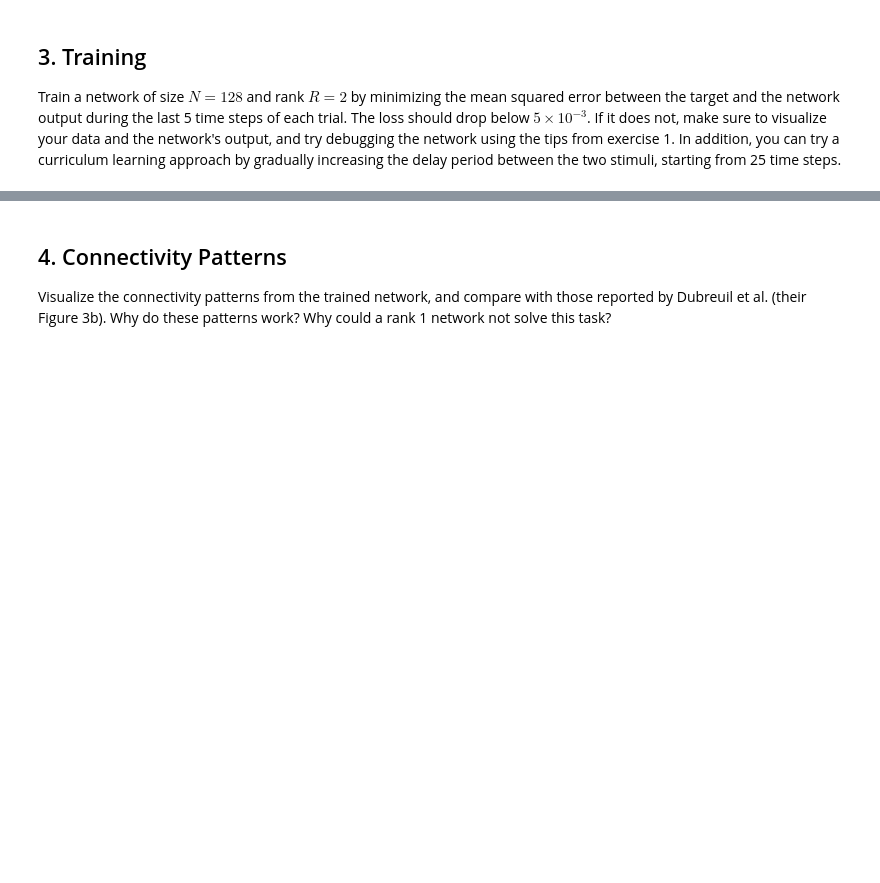
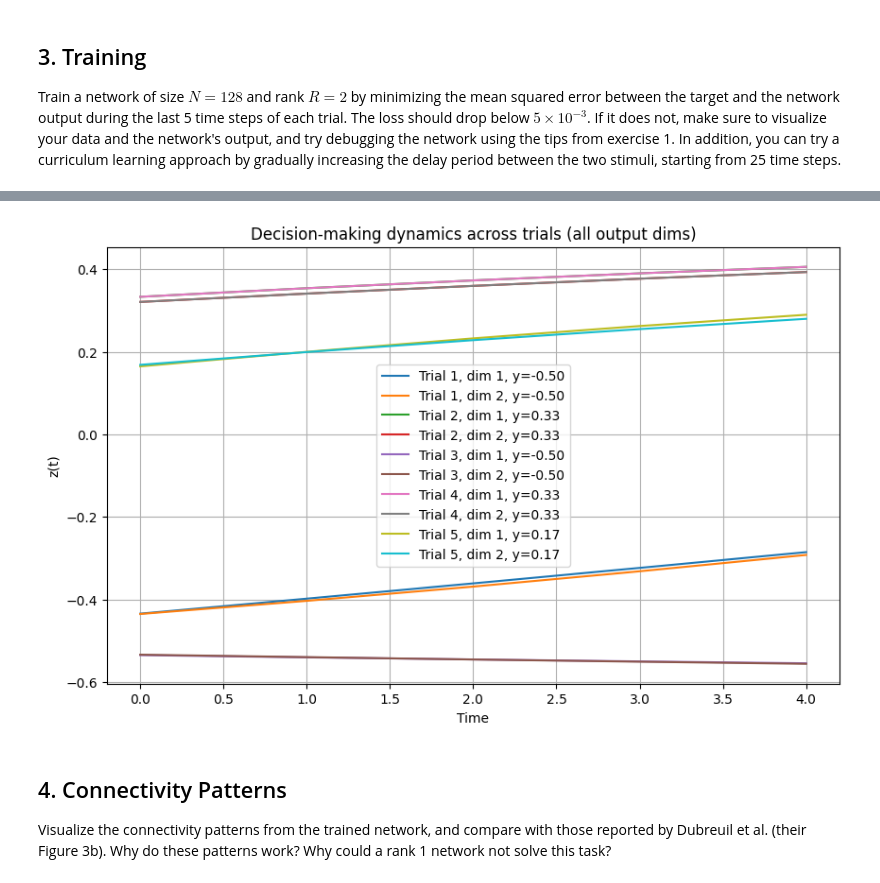
Before and after one commit to lillikiessling/Decision-Making-in-low-rank-RNNs, a Jupyter notebook: decision_making.ipynb, the cells around one changed output, grey strips where cells are left out. Saved outputs shown, nothing was run; the diff lists cells and outputs as text; code cells hidden in the pictures; blank space fills up the shorter version.

```diff
--- a/decision_making.ipynb
+++ b/decision_making.ipynb
@@ -664,0 +650,24 @@ Step 900, Loss: 0.22751
+# %%
+# test the trained model on a batch of trials
+num_trials = 5
+u_batch, y_batch = generate_parametric_memory_batch_with_delay(t, delay=current_delay, trials=num_trials)
+u_batch = u_batch.to(device)
+y_batch = y_batch.to(device)
+z_batch = model(u_batch)  # (B, T, R)
+z_decision = z_batch[:, -T_decision:, :]  # (B, T_decision, R)
+y_target = y_batch.unsqueeze(1).unsqueeze(2).expand_as(z_decision)
+loss = loss_fn(z_decision, y_target)
+print(f"Test Loss: {loss.item():.5f}")
+
+# Plot example trajectories for all output dims
+plt.figure(figsize=(10, 6))
+for i in range(num_trials):
+    for r in range(z_decision.shape[2]):
+        plt.plot(z_decision[i, :, r].detach().cpu().numpy(), label=f'Trial {i+1}, dim {r+1}, y={y_batch[i]:.2f}')
+plt.xlabel('Time')
+plt.ylabel('z(t)')
+plt.title('Decision-making dynamics across trials (all output dims)')
+plt.legend()
+plt.grid(True)
+plt.show()
+# %% [output]
@@ -665,3 +675,4 @@ Step 900, Loss: 0.22751
+[figure, added]
 # %% [markdown]
 ## 4. Connectivity Patterns
 
```
Also changed, not shown: parts of 8 cells of this notebook.
